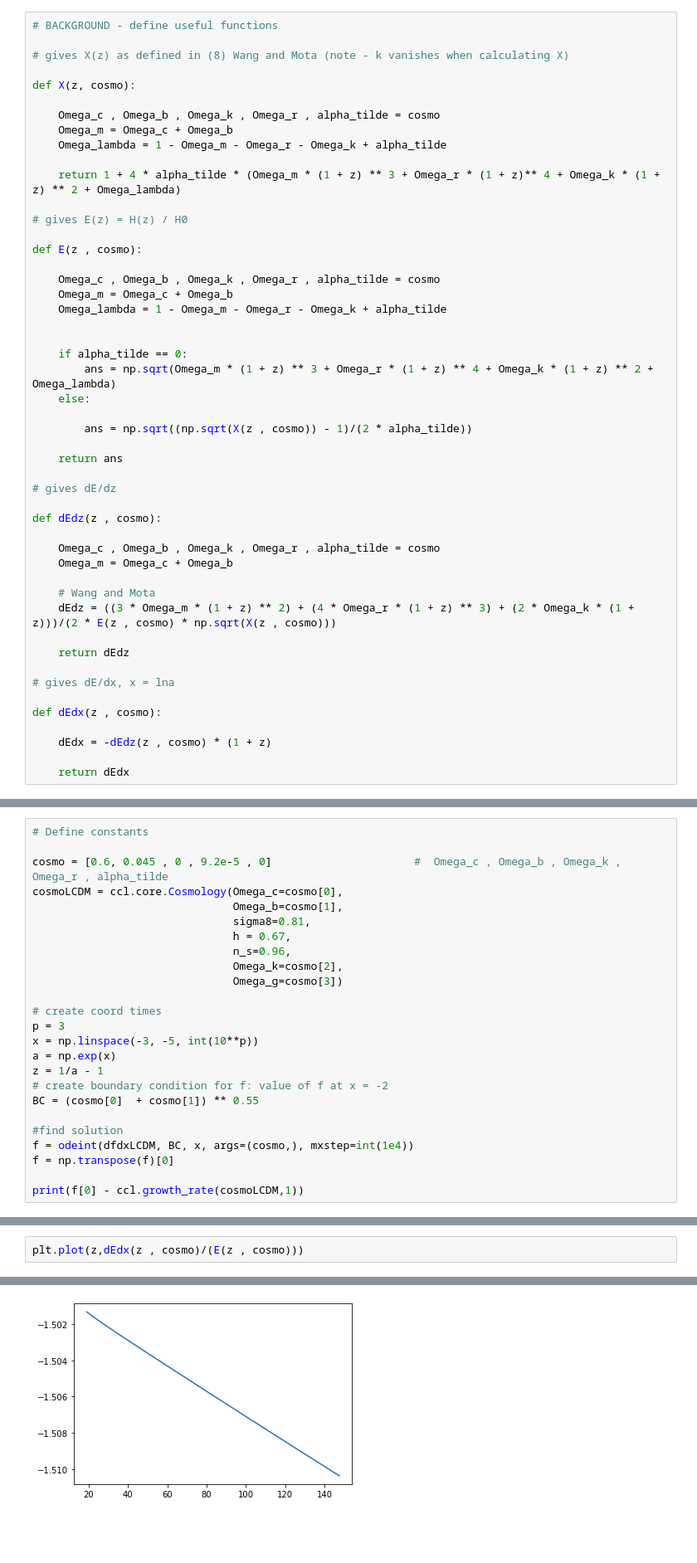
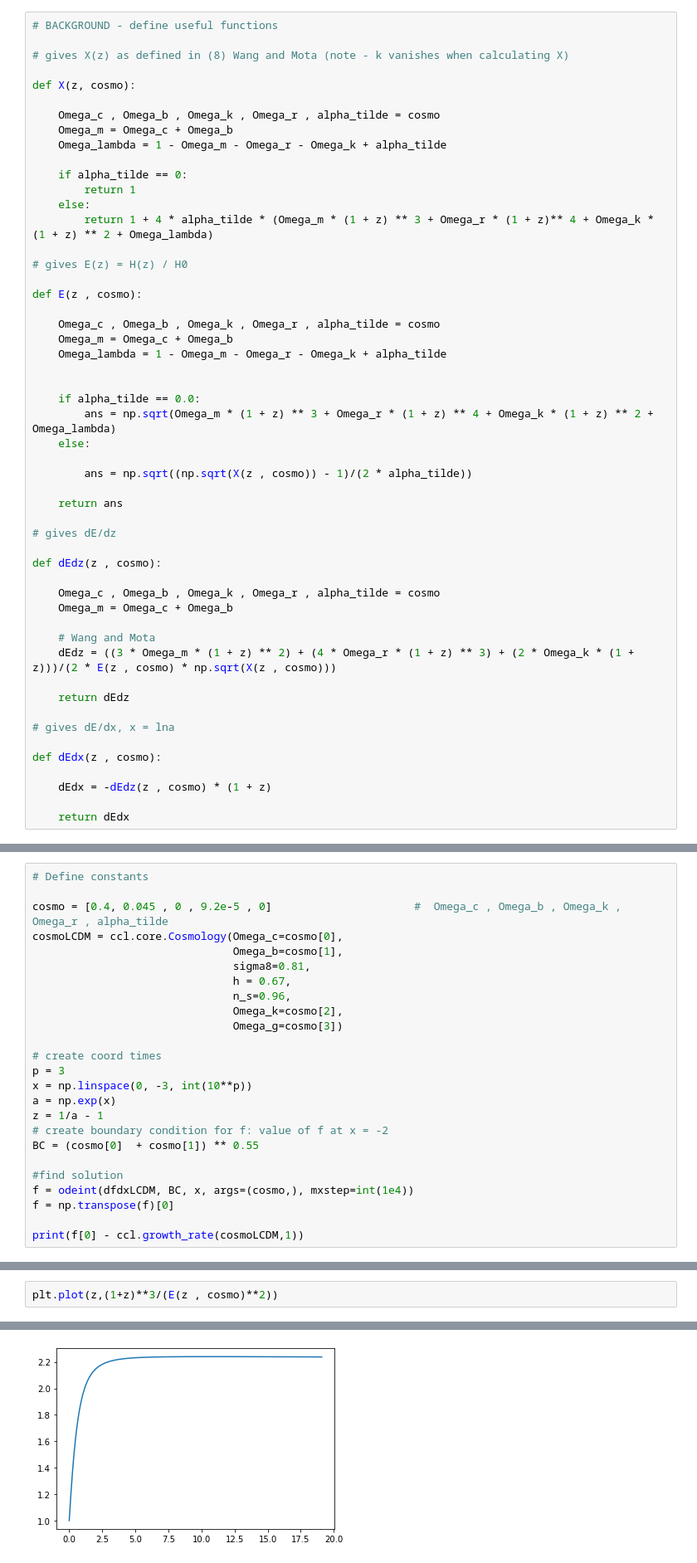
Before and after one commit to CarolaZano/4DEGB-tests, a Jupyter notebook: 4DEGB_growthrate_f.ipynb, the cells around one changed output, grey strips where cells are left out. Shown at 83% size. Drawn from its saved outputs; the diff is of its cells as text; blank space fills up the shorter version.

```diff
--- a/4DEGB_growthrate_f.ipynb
+++ b/4DEGB_growthrate_f.ipynb
@@ -15,7 +15,10 @@ def X(z, cosmo):
     Omega_m = Omega_c + Omega_b
     Omega_lambda = 1 - Omega_m - Omega_r - Omega_k + alpha_tilde
 
-    return 1 + 4 * alpha_tilde * (Omega_m * (1 + z) ** 3 + Omega_r * (1 + z)** 4 + Omega_k * (1 + z) ** 2 + Omega_lambda)
+    if alpha_tilde == 0:
+        return 1
+    else:
+        return 1 + 4 * alpha_tilde * (Omega_m * (1 + z) ** 3 + Omega_r * (1 + z)** 4 + Omega_k * (1 + z) ** 2 + Omega_lambda)
 
 # gives E(z) = H(z) / H0
 
@@ -26,7 +29,7 @@ def E(z , cosmo):
     Omega_lambda = 1 - Omega_m - Omega_r - Omega_k + alpha_tilde
 
 
-    if alpha_tilde == 0:
+    if alpha_tilde == 0.0:
         ans = np.sqrt(Omega_m * (1 + z) ** 3 + Omega_r * (1 + z) ** 4 + Omega_k * (1 + z) ** 2 + Omega_lambda)
     else:
 
@@ -104,7 +107,7 @@ def coupled_sigma8_dsigma8dx(y , x , cosmo):
 # %%
 # Define constants
 
-cosmo = [0.6, 0.045 , 0 , 9.2e-5 , 0]                      #  Omega_c , Omega_b , Omega_k , Omega_r , alpha_tilde
+cosmo = [0.4, 0.045 , 0 , 9.2e-5 , 0]                      #  Omega_c , Omega_b , Omega_k , Omega_r , alpha_tilde
 cosmoLCDM = ccl.core.Cosmology(Omega_c=cosmo[0],
                                Omega_b=cosmo[1],
                                sigma8=0.81,
@@ -115,7 +118,7 @@ cosmoLCDM = ccl.core.Cosmology(Omega_c=cosmo[0],
 
 # create coord times
 p = 3
-x = np.linspace(-3, -5, int(10**p))
+x = np.linspace(0, -3, int(10**p))
 a = np.exp(x)
 z = 1/a - 1
 # create boundary condition for f: value of f at x = -2
@@ -131,8 +134,8 @@ print(f[0] - ccl.growth_rate(cosmoLCDM,1))
 # %%
-plt.plot(z,dEdx(z , cosmo)/(E(z , cosmo)))
+plt.plot(z,(1+z)**3/(E(z , cosmo)**2))
 # %% [output]
 [<matplotlib.lines.Line2D at 0x...>]
-[figure, old version]
+[figure, new version]
 # %%
 plt.plot(z,f, color = "b")
 plt.plot(z, ccl.growth_rate(cosmoLCDM,a), color = "r")
```
Also changed, not shown: parts of 5 cells of this notebook.
